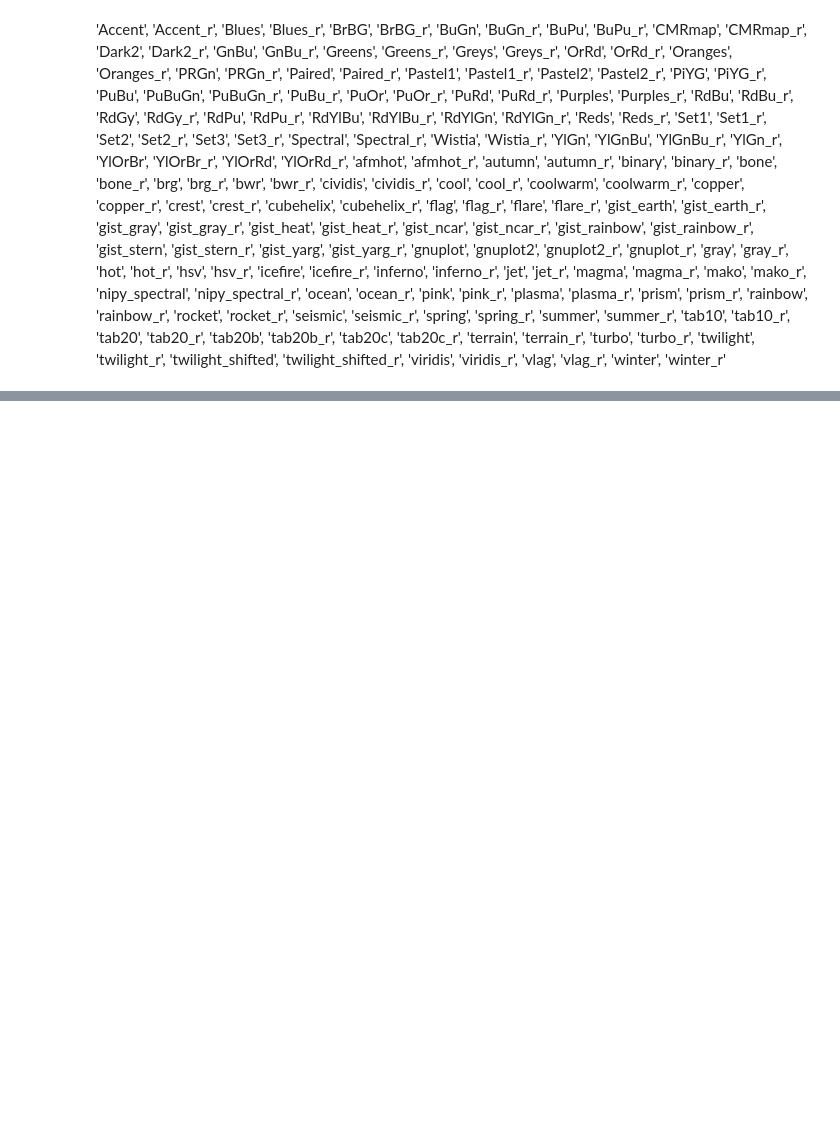
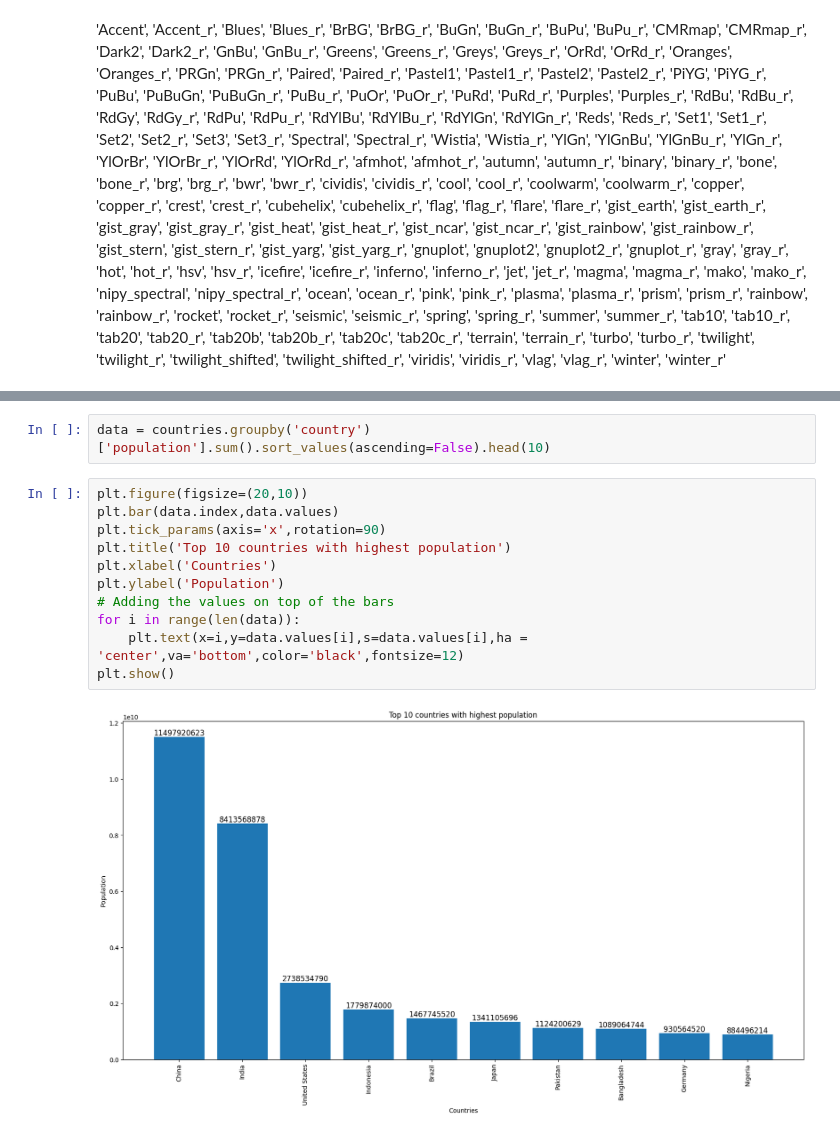
Before and after one commit to Harsh502s/Python-Assignments, a Jupyter notebook: Practice/Data Viz.ipynb, the cells around one changed output, grey strips where cells are left out. Cells and saved outputs as stored; diff of their text form; blank space fills up the shorter version.

```diff
--- a/Practice/Data Viz.ipynb
+++ b/Practice/Data Viz.ipynb
@@ -120,0 +130,15 @@ plt.hist2d(national_parks['GrandCanyon'],national_parks['Year'],bins=(50,50),cma
+# %%
+data = countries.groupby('country')['population'].sum().sort_values(ascending=False).head(10)
+# %%
+plt.figure(figsize=(20,10))
+plt.bar(data.index,data.values)
+plt.tick_params(axis='x',rotation=90)
+plt.title('Top 10 countries with highest population')
+plt.xlabel('Countries')
+plt.ylabel('Population')
+# Adding the values on top of the bars
+for i in range(len(data)):
+    plt.text(x=i,y=data.values[i],s=data.values[i],ha = 'center',va='bottom',color='black',fontsize=12)
+plt.show()
+# %% [output]
+[figure, added]
```
Also changed, not shown: parts of 3 cells of this notebook.
